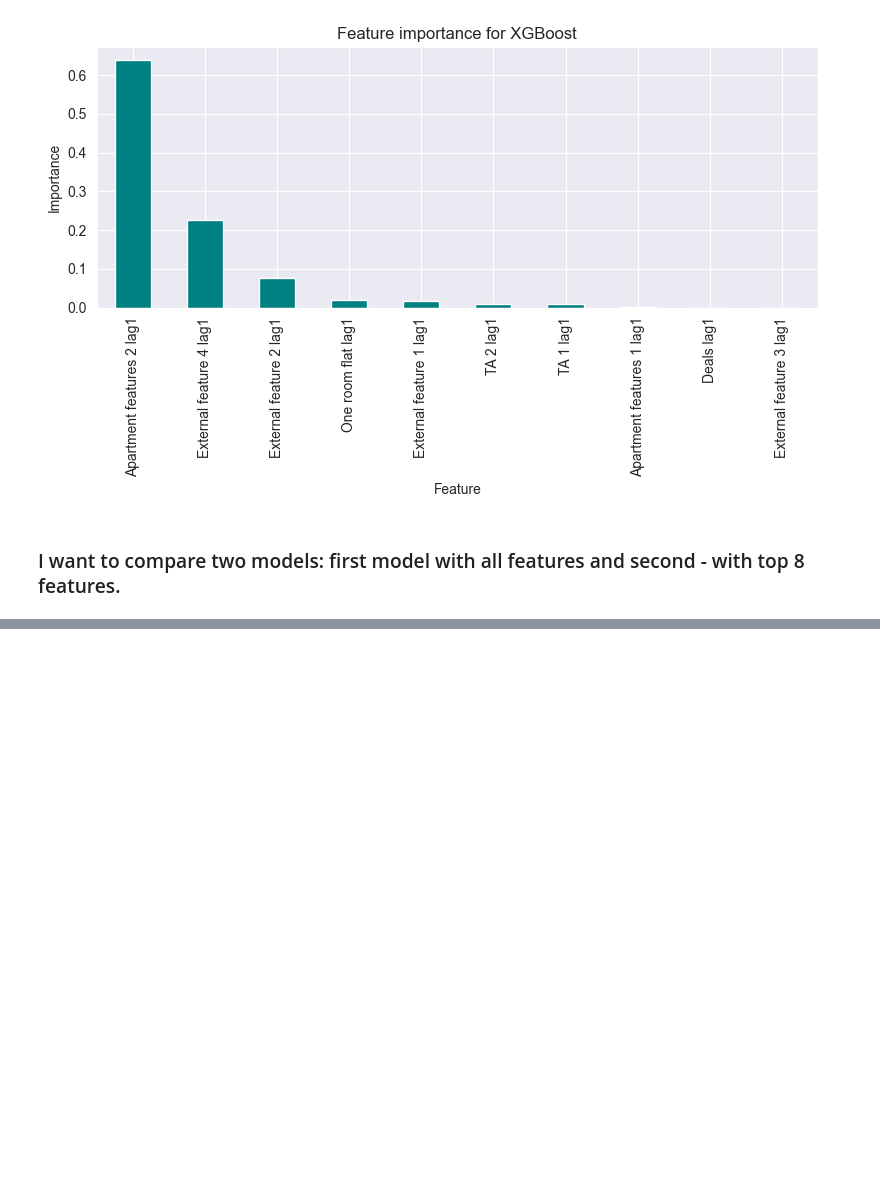
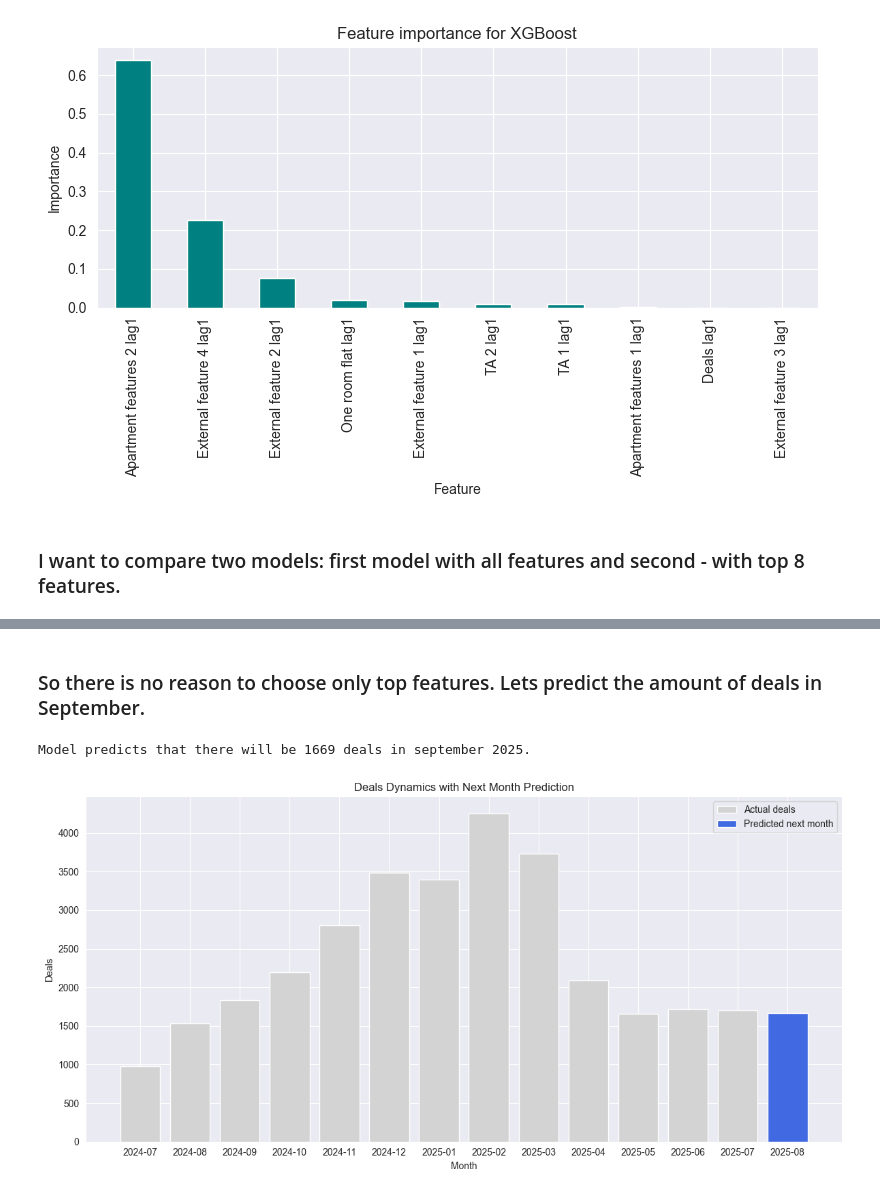
Before and after one commit to ArtemBratyashin/DemandPredictor, a Jupyter notebook: notebooks/models_analysis.ipynb, the cells around one changed output, grey strips where cells are left out. Saved outputs shown, nothing was run; the diff lists cells and outputs as text; code cells hidden in the pictures; blank space fills up the shorter version.

Commit message:
Analysis of the model is ready!

```diff
--- a/notebooks/models_analysis.ipynb
+++ b/notebooks/models_analysis.ipynb
@@ -167,0 +183,41 @@ AttributeError: 'Features' object has no attribute 'choose_columns'
+# %% [markdown]
+### So there is no reason to choose only top features. Lets predict the amount of deals in September.
+# %%
+import matplotlib.pyplot as plt
+import pandas as pd
+
+df = RawData("../data/raw_data.csv").target("Deals")
+df['Month'] = pd.to_datetime(df['Month']).dt.to_period('M')
+
+deals = df.groupby('Month')['Deals'].sum()
+
+next_month_pred = predict_target(
+    model_folder=(
+        save_model(
+            model=XGBRegressor(),
+            data_path="../data/raw_data.csv",
+            target="Deals",
+            models_folder_path="../saved_models",
+            model_name="xgb_model"
+        )
+    )
+)
+
+print(f"Model predicts that there will be {int(next_month_pred)} deals in september 2025.")
+
+next_month = deals.index[-1] + 1
+deals_with_pred = deals.copy()
+deals_with_pred.loc[next_month] = next_month_pred
+
+plt.figure(figsize=(12,6))
+plt.bar(deals.index.astype(str), deals.values, color='lightgrey', label='Actual deals')
+plt.bar(str(next_month), next_month_pred, color='royalblue', label='Predicted next month')
+plt.title("Deals Dynamics with Next Month Prediction")
+plt.xlabel("Month")
+plt.ylabel("Deals")
+plt.legend()
+plt.tight_layout()
+plt.show()
+# %% [output]
+Model predicts that there will be 1669 deals in september 2025.
+[figure, added]
```
Also changed, not shown: parts of 3 cells of this notebook.
